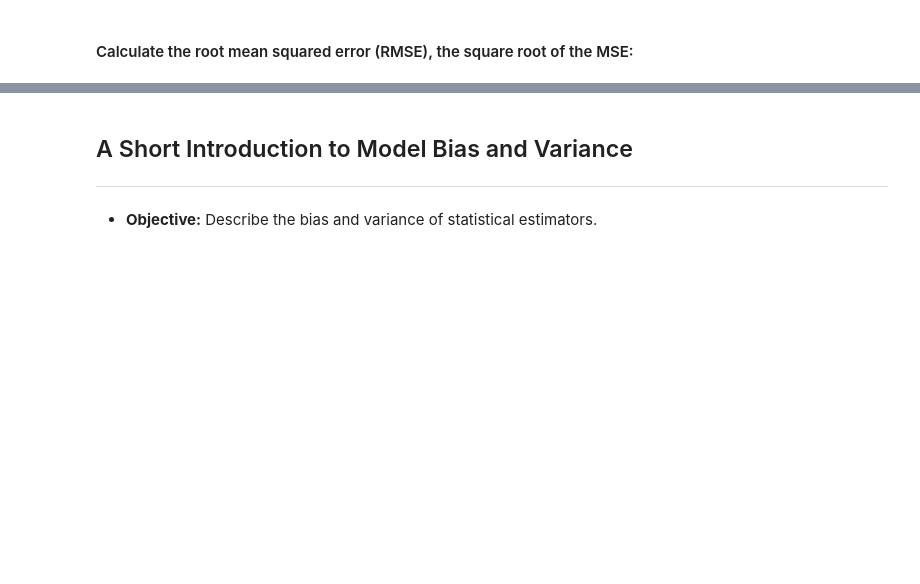
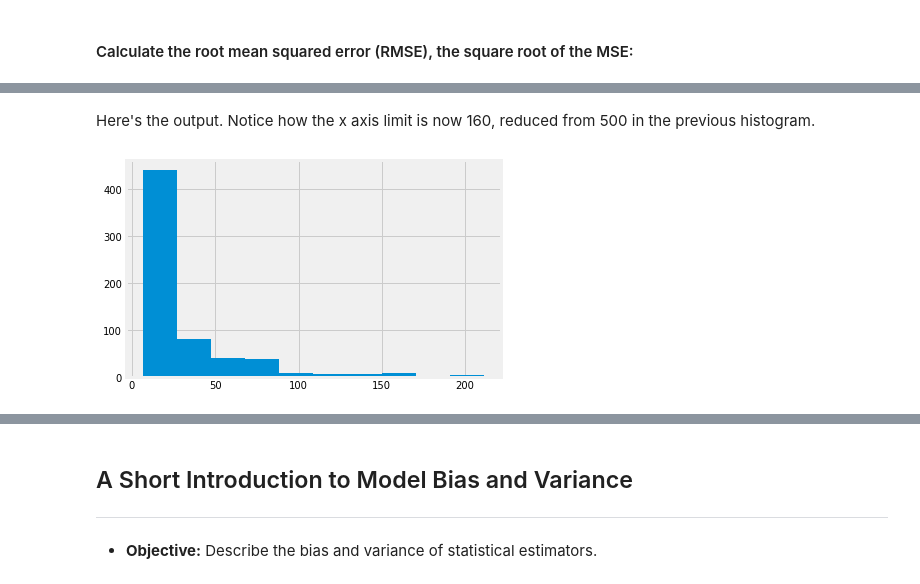
Before and after one commit to aidanconnolly/ga-ds829-statistics-in-python, a Jupyter notebook: solution-code/Statistics-Review-part-1-solution.ipynb, the cells around one changed output, grey strips where cells are left out. Saved outputs shown, nothing was run; the diff lists cells and outputs as text; code cells hidden in the pictures; blank space fills up the shorter version.

```diff
--- a/solution-code/Statistics-Review-part-1-solution.ipynb
+++ b/solution-code/Statistics-Review-part-1-solution.ipynb
@@ -281,5 +62,0 @@ This is also called the vector **norm**. You will often see this used in machine
-# %%
-x = np.array([3,4])
-
-# Calculate the norm of the vector x with np.linalg.norm.
-np.linalg.norm(x)
@@ -704,0 +545,10 @@ np.sqrt(np.mean(np.square(y-y_pred)))
+# %%
+lof = LocalOutlierFactor()
+# %%
+ti_clean = ti_clean[pd.Series(lof.fit_predict(ti_clean.values)).apply(lambda x: True if x == 1 else False).values]
+# %% [markdown]
+Here's the output. Notice how the x axis limit is now 160, reduced from 500 in the previous histogram.
+# %%
+ti_clean['fare'].hist();
+# %% [output]
+[figure, added]
```
Also changed, not shown: parts of 60 cells of this notebook, 1 other file.
